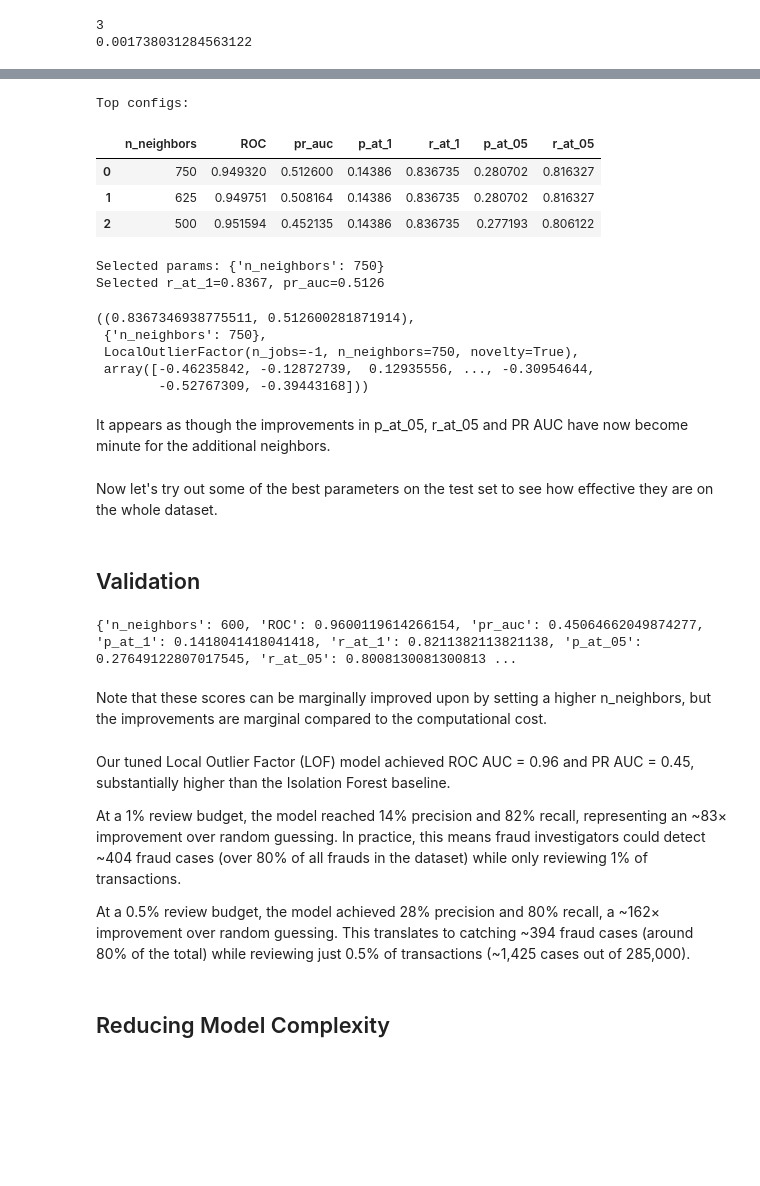
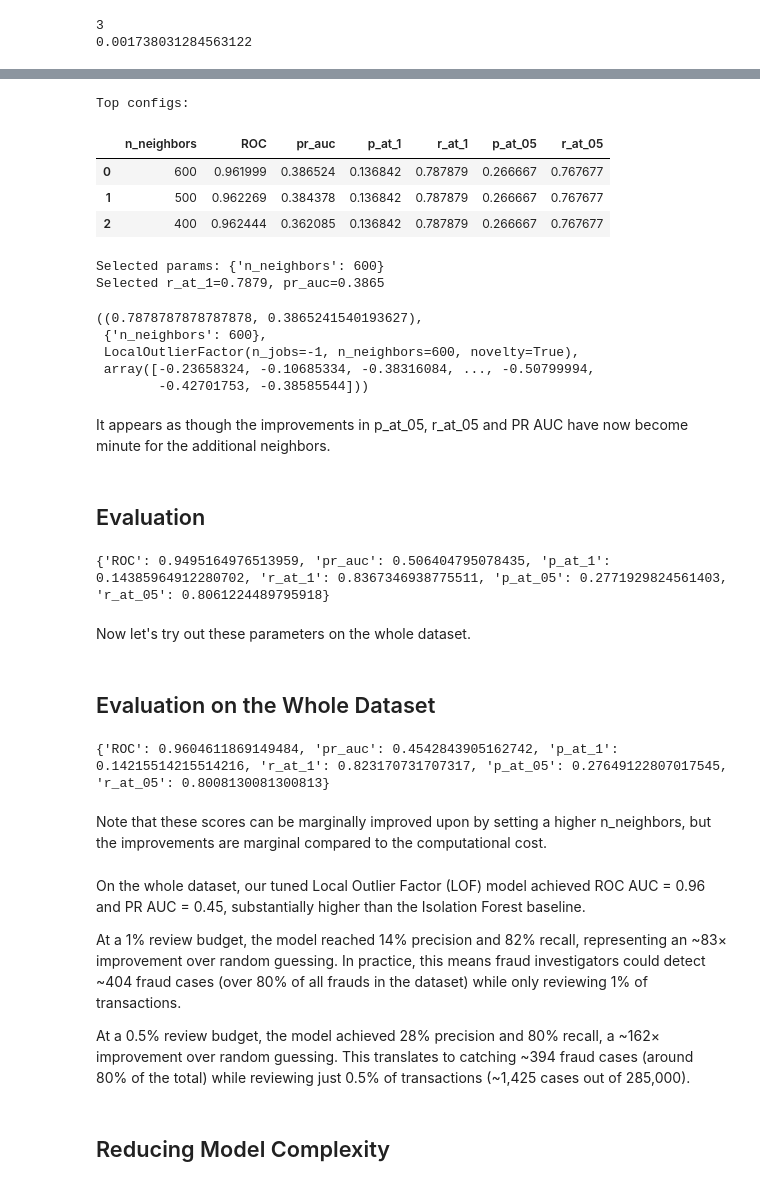
Before and after one commit to LukeHardy721/Fraud-Detection, a Jupyter notebook: notebooks/LOF.ipynb, the cells around one changed output, grey strips where cells are left out. Saved outputs shown, nothing was run; the diff lists cells and outputs as text; code cells hidden in the pictures; blank space fills up the shorter version.

```diff
--- a/notebooks/LOF.ipynb
+++ b/notebooks/LOF.ipynb
@@ -30,6 +28,11 @@ X_test = test_df.drop(columns=['Class'])
 
 labels = df['Class']
 df_unlabelled = df.drop(columns=['Class'])
+# %%
+from sklearn.model_selection import train_test_split
+
+# Build a validation with 20% of the data (25% of the train dataset)
+X_train, X_val, y_train, y_val = train_test_split(X_train, y_train, test_size=0.25, random_state=42, stratify=y_train)
 # %% [markdown]
 ## Model Building
 # %%
@@ -118,7 +121,7 @@ def precision_recall_at_k(y_true, scores, k=0.01):
 # %%
 from sklearn.model_selection import ParameterGrid
 
-def tune_LOF(param_grid, PRIMARY, SECONDARY, X_train=X_train, X_test=X_test, y_test=y_test):
+def tune_LOF(param_grid, PRIMARY, SECONDARY, X_train=X_train, X_val=X_val, y_val=y_val):
 
     runs = []
     best_tuple = (-np.inf, -np.inf)
@@ -132,12 +135,12 @@ def tune_LOF(param_grid, PRIMARY, SECONDARY, X_train=X_train, X_test=X_test, y_t
             **params
         )
         lof.fit(X_train)
-        scores = -lof.decision_function(X_test)
+        scores = -lof.decision_function(X_val)
 
-        roc = roc_auc_score(y_test, scores)
-        pr_auc = average_precision_score(y_test, scores)
-        p_at_1,  r_at_1  = precision_recall_at_k(y_test, scores, k=0.01)
-        p_at_05, r_at_05 = precision_recall_at_k(y_test, scores, k=0.005)
+        roc = roc_auc_score(y_val, scores)
+        pr_auc = average_precision_score(y_val, scores)
+        p_at_1,  r_at_1  = precision_recall_at_k(y_val, scores, k=0.01)
+        p_at_05, r_at_05 = precision_recall_at_k(y_val, scores, k=0.005)
 
         runs.append({
             **params,
@@ -240,44 +243,54 @@ Selected r_at_1=0.8469, pr_auc=0.5085
 # %%
 PRIMARY   = "r_at_1"
 SECONDARY = "pr_auc"
 
 param_grid = {
-    "n_neighbors": [500, 625, 750], # Narrowed down through multiple iterations
+    "n_neighbors": [400, 500, 600], # Narrowed down through multiple iterations
 }
 
 # Try tuning on the whole train dataset
 tune_LOF(param_grid, PRIMARY, SECONDARY)
 # %% [output]
 Top configs:
 |  | n_neighbors | ROC | pr_auc | p_at_1 | r_at_1 | p_at_05 | r_at_05 |
-| 0 | 750 | 0.949320 | 0.512600 | 0.14386 | 0.836735 | 0.280702 | 0.816327 |
-| 1 | 625 | 0.949751 | 0.508164 | 0.14386 | 0.836735 | 0.280702 | 0.816327 |
-| 2 | 500 | 0.951594 | 0.452135 | 0.14386 | 0.836735 | 0.277193 | 0.806122 |
+| 0 | 600 | 0.961999 | 0.386524 | 0.136842 | 0.787879 | 0.266667 | 0.767677 |
+| 1 | 500 | 0.962269 | 0.384378 | 0.136842 | 0.787879 | 0.266667 | 0.767677 |
+| 2 | 400 | 0.962444 | 0.362085 | 0.136842 | 0.787879 | 0.266667 | 0.767677 |
-Selected params: {'n_neighbors': 750}
-Selected r_at_1=0.8367, pr_auc=0.5126
+Selected params: {'n_neighbors': 600}
+Selected r_at_1=0.7879, pr_auc=0.3865
-((0.8367346938775511, 0.512600281871914),
- {'n_neighbors': 750},
- LocalOutlierFactor(n_jobs=-1, n_neighbors=750, novelty=True),
- array([-0.46235842, -0.12872739,  0.12935556, ..., -0.30954644,
-        -0.52767309, -0.39443168]))
+((0.7878787878787878, 0.3865241540193627),
+ {'n_neighbors': 600},
+ LocalOutlierFactor(n_jobs=-1, n_neighbors=600, novelty=True),
+ array([-0.23658324, -0.10685334, -0.38316084, ..., -0.50799994,
+        -0.42701753, -0.38585544]))
 # %% [markdown]
 It appears as though the improvements in p_at_05, r_at_05 and PR AUC have now become minute for the additional neighbors.
+# %% [markdown]
+## Evaluation
+# %%
+lof = LocalOutlierFactor(
+    n_neighbors=500,
+    novelty=True,
+    n_jobs=-1
+)
+
+lof.fit(X_train)
+
+scores = -lof.decision_function(X_test)
+
+roc = roc_auc_score(y_test, scores)
+pr_auc = average_precision_score(y_test, scores)
+p_at_1, r_at_1 = precision_recall_at_k(y_test, scores, k=0.01)
+p_at_05, r_at_05 = precision_recall_at_k(y_test, scores, k=0.005)
+
+print({"ROC": roc, "pr_auc": pr_auc, "p_at_1": p_at_1, "r_at_1": r_at_1, "p_at_05": p_at_05, "r_at_05": r_at_05})
+# %% [output]
+{'ROC': 0.9495164976513959, 'pr_auc': 0.506404795078435, 'p_at_1': 0.14385964912280702, 'r_at_1': 0.8367346938775511, 'p_at_05': 0.2771929824561403, 'r_at_05': 0.8061224489795918}
 # %% [markdown]
-Now let's try out some of the best parameters on the test set to see how effective they are on the whole dataset.
+Now let's try out these parameters on the whole dataset.
 # %% [markdown]
-## Validation
+## Evaluation on the Whole Dataset
 # %%
-n = 600
-
-lof = LocalOutlierFactor(
-    n_neighbors=n,
-    novelty=True,
-    n_jobs=-1,
-    metric="minkowski"
-)
-
-lof.fit(X_train)
-
 scores = -lof.decision_function(df_unlabelled)
 
 roc = roc_auc_score(labels, scores)
@@ -286,18 +299,17 @@ p_at_1,  r_at_1  = precision_recall_at_k(labels, scores, k=0.01)
 p_at_05, r_at_05 = precision_recall_at_k(labels, scores, k=0.005)
 
 print({
-    "n_neighbors": n,
     "ROC": roc,
     "pr_auc": pr_auc,
     "p_at_1": p_at_1, "r_at_1": r_at_1,
     "p_at_05": p_at_05, "r_at_05": r_at_05
 })
 # %% [output]
-{'n_neighbors': 600, 'ROC': 0.9600119614266154, 'pr_auc': 0.45064662049874277, 'p_at_1': 0.1418041418041418, 'r_at_1': 0.8211382113821138, 'p_at_05': 0.27649122807017545, 'r_at_05': 0.8008130081300813 ...
+{'ROC': 0.9604611869149484, 'pr_auc': 0.4542843905162742, 'p_at_1': 0.14215514215514216, 'r_at_1': 0.823170731707317, 'p_at_05': 0.27649122807017545, 'r_at_05': 0.8008130081300813}
 # %% [markdown]
 Note that these scores can be marginally improved upon by setting a higher n_neighbors, but the improvements are marginal compared to the computational cost.
 # %% [markdown]
-Our tuned Local Outlier Factor (LOF) model achieved ROC AUC = 0.96 and PR AUC = 0.45, substantially higher than the Isolation Forest baseline.
+On the whole dataset, our tuned Local Outlier Factor (LOF) model achieved ROC AUC = 0.96 and PR AUC = 0.45, substantially higher than the Isolation Forest baseline.
 
 At a 1% review budget, the model reached 14% precision and 82% recall, representing an ~83× improvement over random guessing.
 In practice, this means fraud investigators could detect ~404 fraud cases (over 80% of all frauds in the dataset) while only reviewing 1% of transactions.
```
Also changed, not shown: parts of 9 cells of this notebook, 3 other files.
